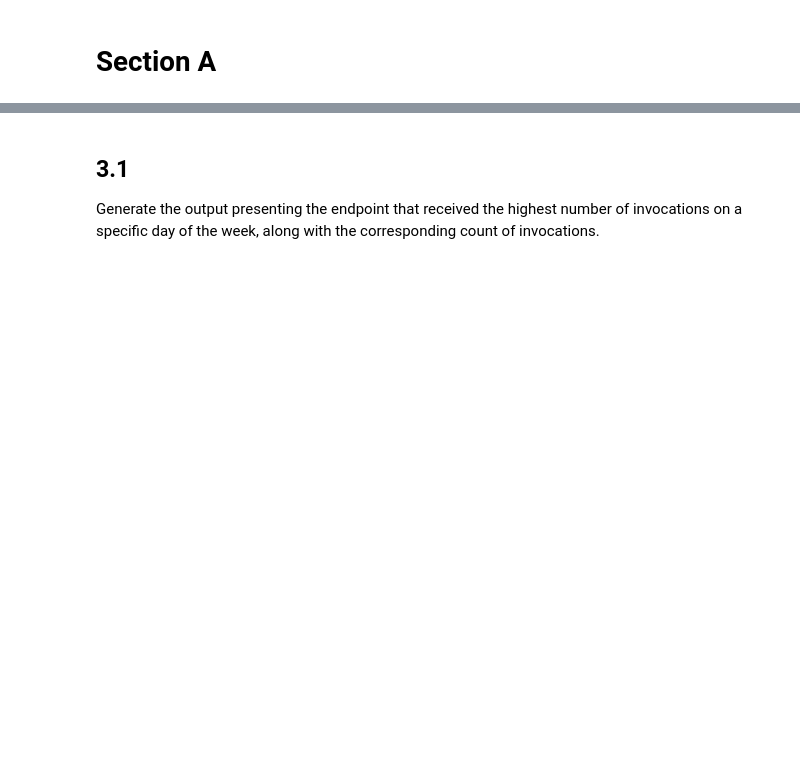
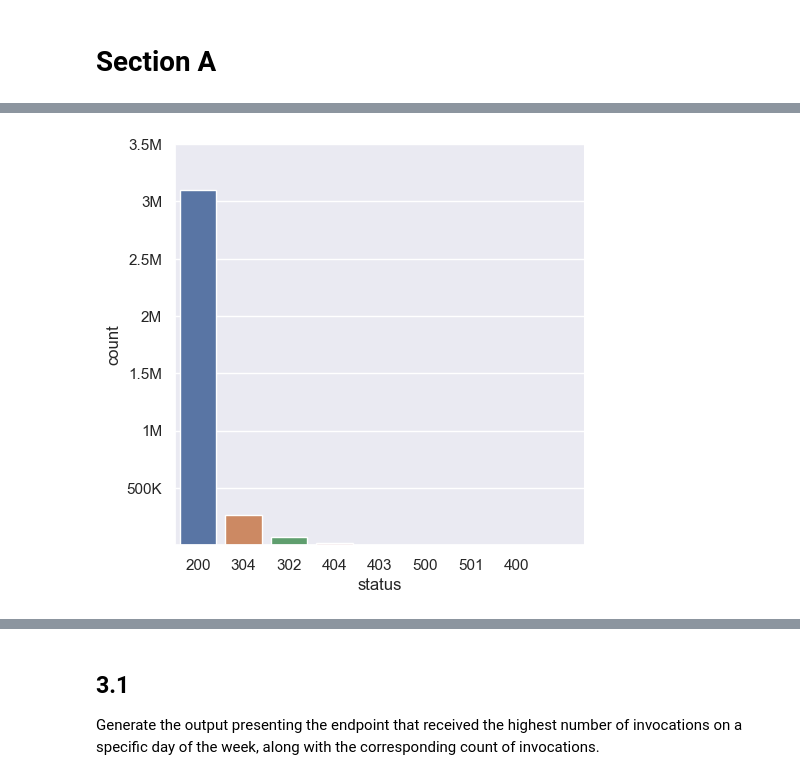
Before and after one commit to wangyuhsin/log_analytics, a Jupyter notebook: SectionA/SectionA_demo.ipynb, the cells around one changed output, grey strips where cells are left out. Cells and saved outputs as stored; diff of their text form; code cells hidden in the pictures; blank space fills up the shorter version.

```diff
--- a/SectionA/SectionA_demo.ipynb
+++ b/SectionA/SectionA_demo.ipynb
@@ -11,5 +10,6 @@ To adjust logging level use sc.setLogLevel(newLevel). For SparkR, use setLogLeve
 # %%
 logs_df = create_logs_df()
+logs_df = logs_df[logs_df['status'].isNotNull()]
 
 logs_df.show(10, truncate=False)
 print((logs_df.count(), len(logs_df.columns)))
@@ -33,0 +55,3 @@ only showing top 10 rows
+# %%
+logs_df = fill_null(logs_df)
+count_null_cols(logs_df).show()
@@ -33,0 +102,3 @@ only showing top 10 rows
+# %%
+status_freq = status_Count_by_Day(logs_df)
+status_freq.show(truncate=False)
@@ -33,0 +119,14 @@ only showing top 10 rows
+# %%
+sns.set_theme()
+
+status_freq_df = status_freq.toPandas().sort_values(by=['count'], ascending=False)
+status_freq_df['status'] = status_freq_df['status'].astype(str)
+status_freq_df['count'] = status_freq_df['count'].astype(int)
+sns.catplot(x='status', y='count', data=status_freq_df,
+            kind='bar')
+# I want to adjust the y-axis labels to be more readable
+plt.yticks([500000, 1000000, 1500000, 2000000, 2500000, 3000000, 3500000],
+              ['500K', '1M', '1.5M', '2M', '2.5M', '3M', '3.5M'])
+plt.show()
+# %% [output]
+[figure, added]
```
Also changed, not shown: parts of 53 cells of this notebook.
